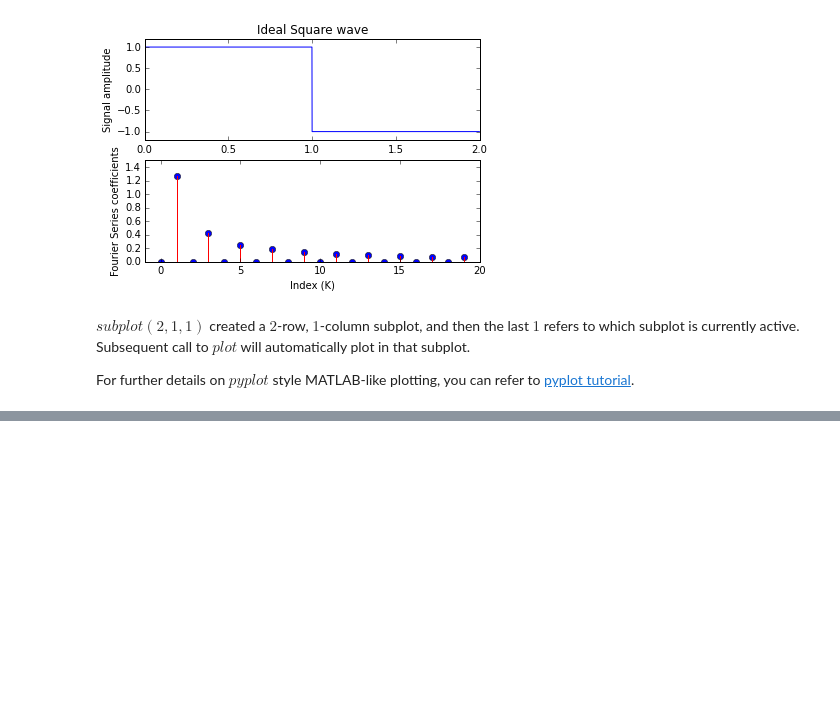
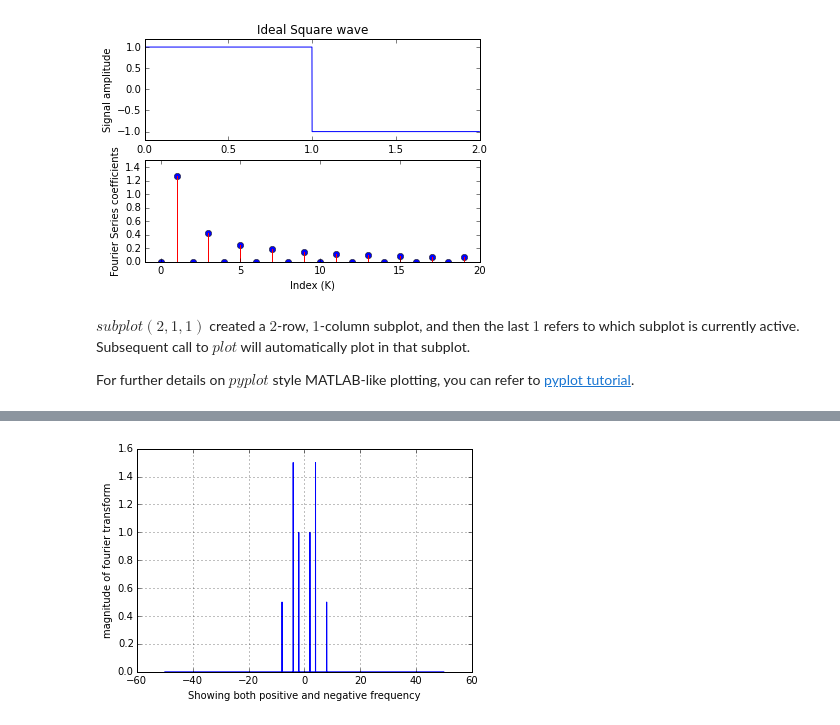
Before and after one commit to mayankgrd/signal-processing-python-tutorial, a Jupyter notebook: sp-python-intro-pt3.ipynb, the cells around one changed output, grey strips where cells are left out. Saved outputs shown, nothing was run; the diff lists cells and outputs as text; code cells hidden in the pictures; blank space fills up the shorter version.

```diff
--- a/sp-python-intro-pt3.ipynb
+++ b/sp-python-intro-pt3.ipynb
@@ -107,0 +198,9 @@ We will not go in systematic detail of how to configure these figure parts, but
+# %%
+from scipy.fftpack import fftfreq, fftshift
+f = fftshift(fftfreq(N,Ts))
+plt.plot(f, (1.0/N)*abs(fftshift(X)))
+plt.xlabel('Showing both positive and negative frequency')
+plt.ylabel('magnitude of fourier transform')
+plt.grid()
+# %% [output]
+[figure, added]
```
Also changed, not shown: parts of 15 cells of this notebook.
